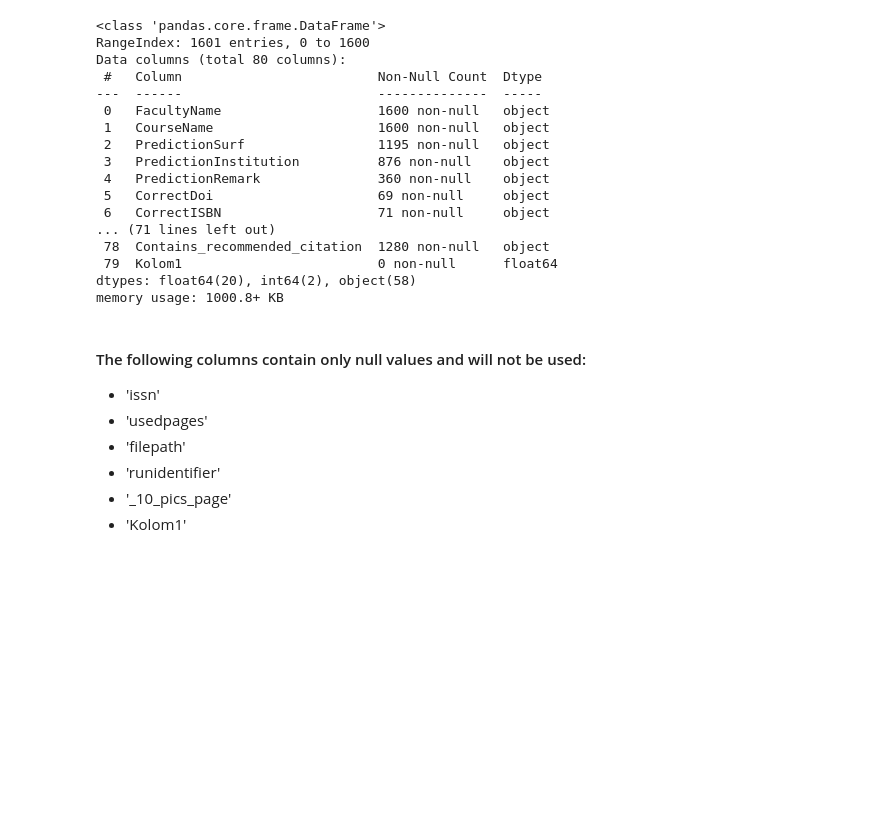
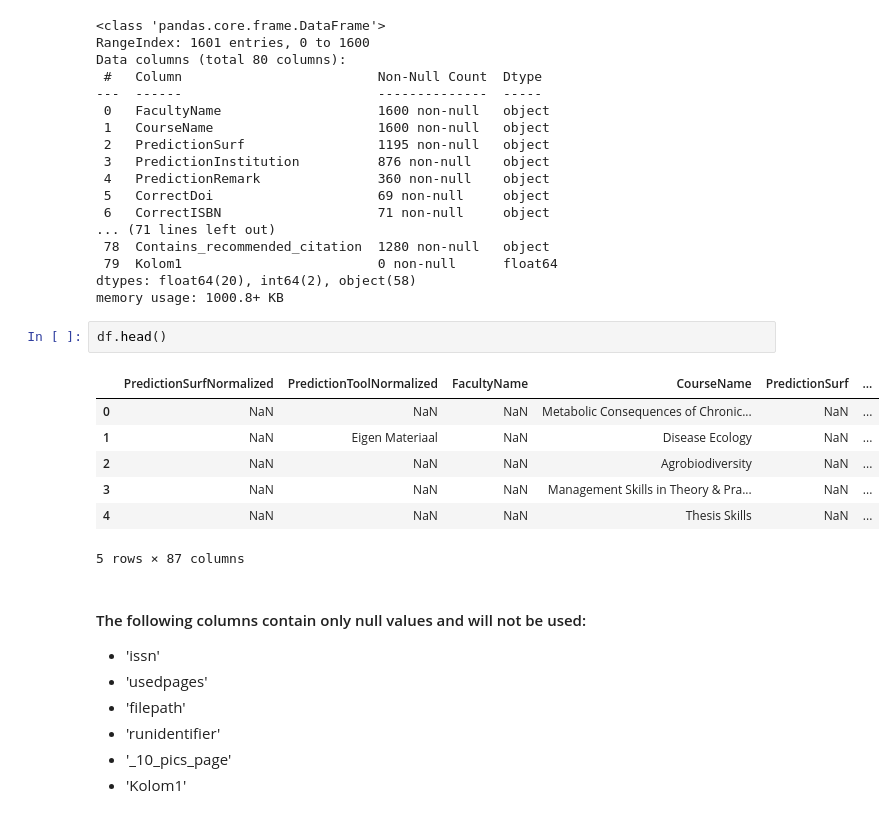
Before and after one commit to sara-nl/copyright-ml, a Jupyter notebook: data_analysis.ipynb, the cells around one changed output. Saved outputs shown, nothing was run; the diff lists cells and outputs as text; blank space fills up the shorter version.

```diff
--- a/data_analysis.ipynb
+++ b/data_analysis.ipynb
@@ -44,6 +44,16 @@ Data columns (total 80 columns):
  79  Kolom1                         0 non-null      float64
 dtypes: float64(20), int64(2), object(58)
 memory usage: 1000.8+ KB
+# %%
+df.head()
+# %% [output]
+|  | PredictionSurfNormalized | PredictionToolNormalized | FacultyName | CourseName | PredictionSurf | ... |
+| 0 | NaN | NaN | NaN | Metabolic Consequences of Chronic... | NaN | ... |
+| 1 | NaN | Eigen Materiaal | NaN | Disease Ecology | NaN | ... |
+| 2 | NaN | NaN | NaN | Agrobiodiversity | NaN | ... |
+| 3 | NaN | NaN | NaN | Management Skills in Theory & Pra... | NaN | ... |
+| 4 | NaN | NaN | NaN | Thesis Skills | NaN | ... |
+5 rows × 87 columns
 # %% [markdown]
 #### The following columns contain only null values and will not be used:
 
```
Also changed, not shown: parts of 53 cells of this notebook.
